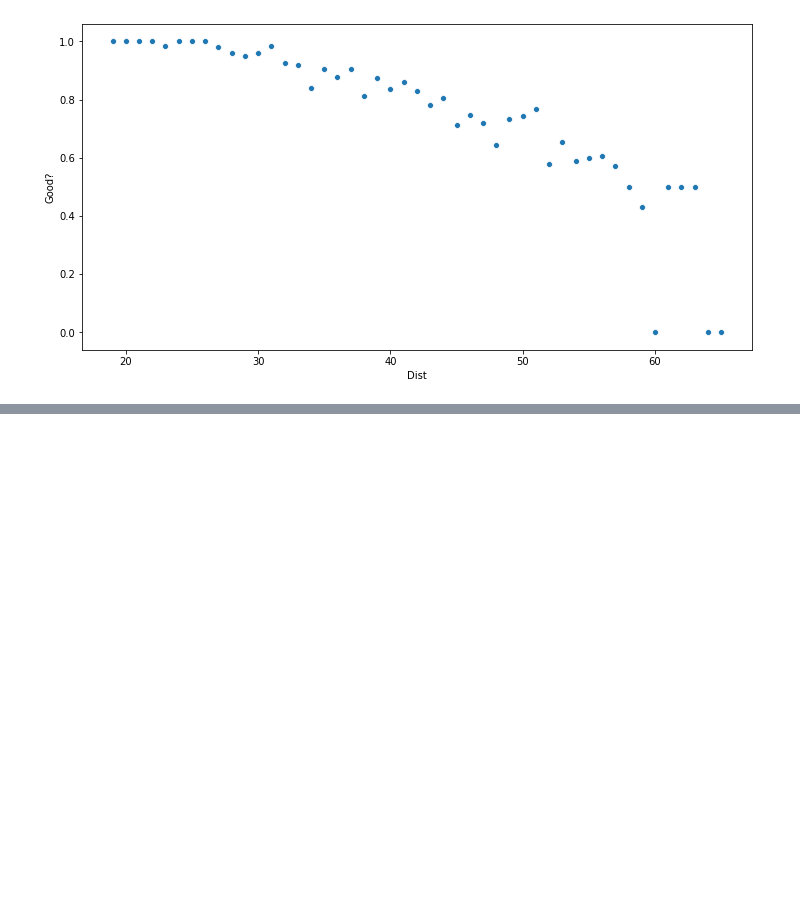
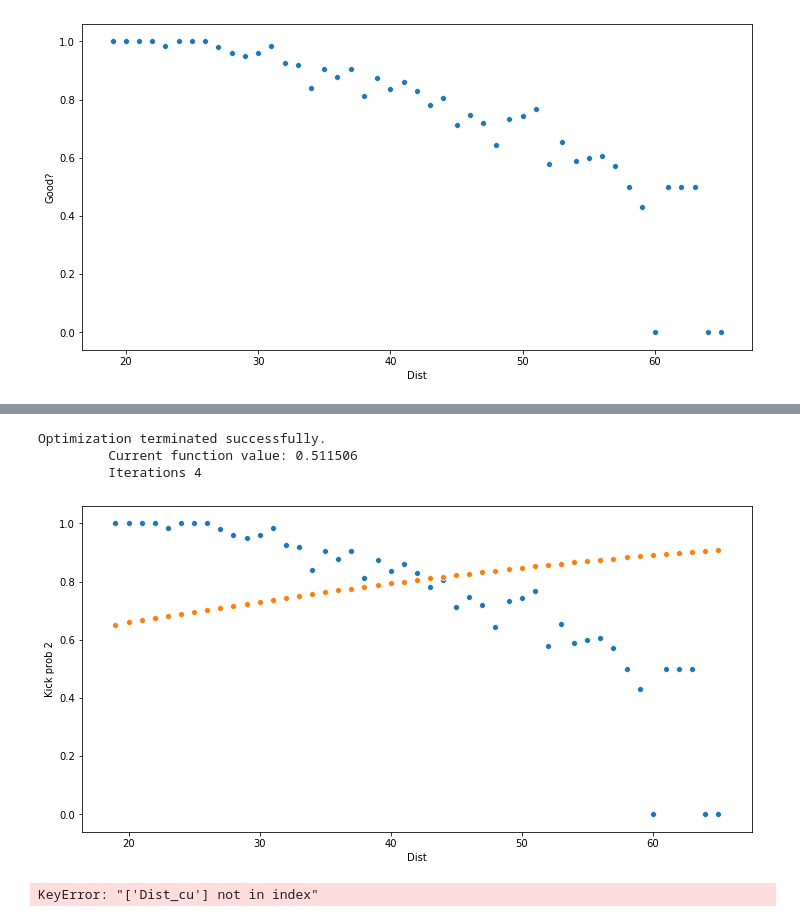
Before and after one commit to timcopelandoh/nflkickerratings, a Jupyter notebook: kicking analysis.ipynb, the cells around one changed output, grey strips where cells are left out. Saved outputs shown, nothing was run; the diff lists cells and outputs as text; code cells hidden in the pictures; blank space fills up the shorter version.

```diff
--- a/kicking analysis.ipynb
+++ b/kicking analysis.ipynb
@@ -94,0 +113,43 @@ sns.barplot(bystadium.index, bystadium['Good?'], color='black')
+# %%
+y = kicks['Good?']
+X = kicks['Dist']
+
+probit = sm.Probit(y, X)
+probit_res = probit.fit()
+probit_me = probit_res.get_margeff()
+probit_me.summary()
+
+kicks['Kick prob 2'] = probit_res.predict(kicks['Dist'])
+
+bydistance = kicks.groupby(['Dist']).mean()
+
+plt.figure(figsize=(12,6))
+sns.scatterplot(bydistance.index, bydistance['Good?'])
+sns.scatterplot(bydistance.index, bydistance['Kick prob 2'])
+
+plt.show()
+# %% [output]
+Optimization terminated successfully.
+         Current function value: 0.511506
+         Iterations 4
+[figure, added]
+# %%
+y = kicks['Good?']
+X = kicks[['Dist', 'Dist_sq', 'Dist_cu']]
+
+probit = sm.Probit(y, X)
+probit_res = probit.fit()
+probit_me = probit_res.get_margeff()
+probit_me.summary()
+
+kicks['Kick prob 2'] = probit_res.predict(kicks[['Dist', 'Dist_sq', 'Dist_cu']])
+
+bydistance = kicks.groupby(['Dist']).mean()
+
+plt.figure(figsize=(12,6))
+sns.scatterplot(bydistance.index, bydistance['Good?'])
+sns.scatterplot(bydistance.index, bydistance['Kick prob 2'])
+
+plt.show()
+# %% [output]
+KeyError: "['Dist_cu'] not in index"
```
Also changed, not shown: parts of 23 cells of this notebook, 3 other files.
